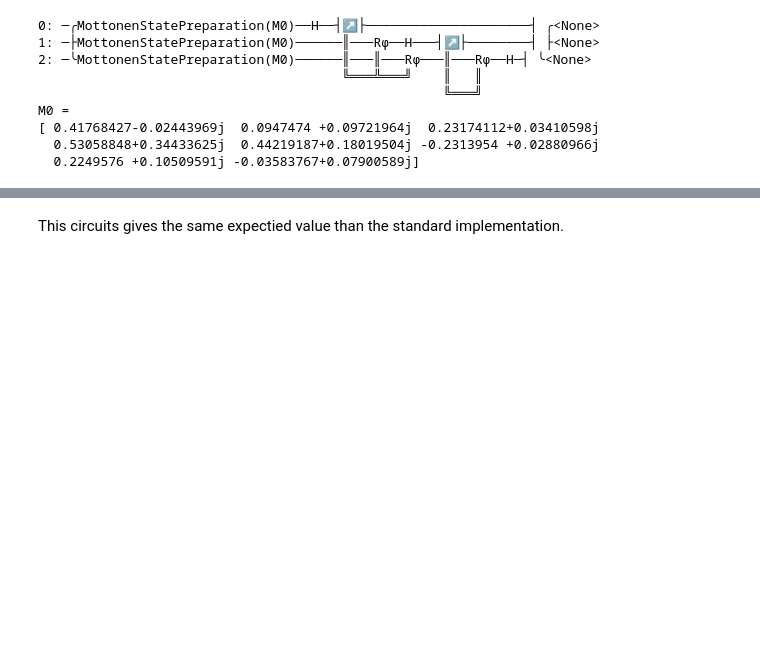
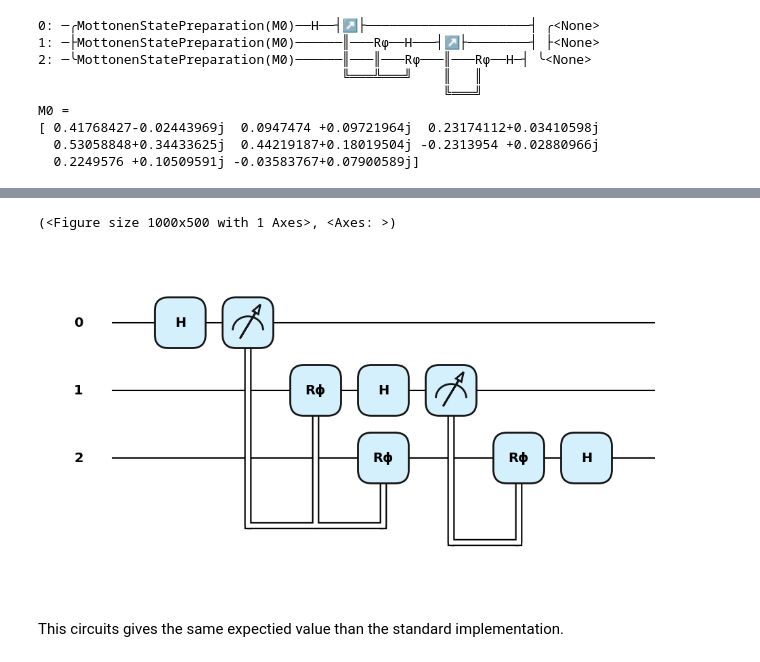
Before and after one commit to jgidi/VFA-Schrodinger-like-equations, a Jupyter notebook: tutorial/1_Quadrature_Operators.ipynb, the cells around one changed output, grey strips where cells are left out. Cells and saved outputs as stored; diff of their text form; code cells hidden in the pictures; blank space fills up the shorter version.

```diff
--- a/tutorial/1_Quadrature_Operators.ipynb
+++ b/tutorial/1_Quadrature_Operators.ipynb
@@ -95,3 +105,11 @@ M0 =
+# %%
+qft = QFT( range(num_wires), semi_classical=True )
+def fun():
+    qft.decomposition()
+qml.draw_mpl(fun, style='pennylane')()
+# %% [output]
+(<Figure size 1000x500 with 1 Axes>, <Axes: >)
+[figure, added]
 # %% [markdown]
 This circuits gives the same expectied value than the standard implementation.
 # %%
```
Also changed, not shown: parts of 5 cells of this notebook, 4 other files.
